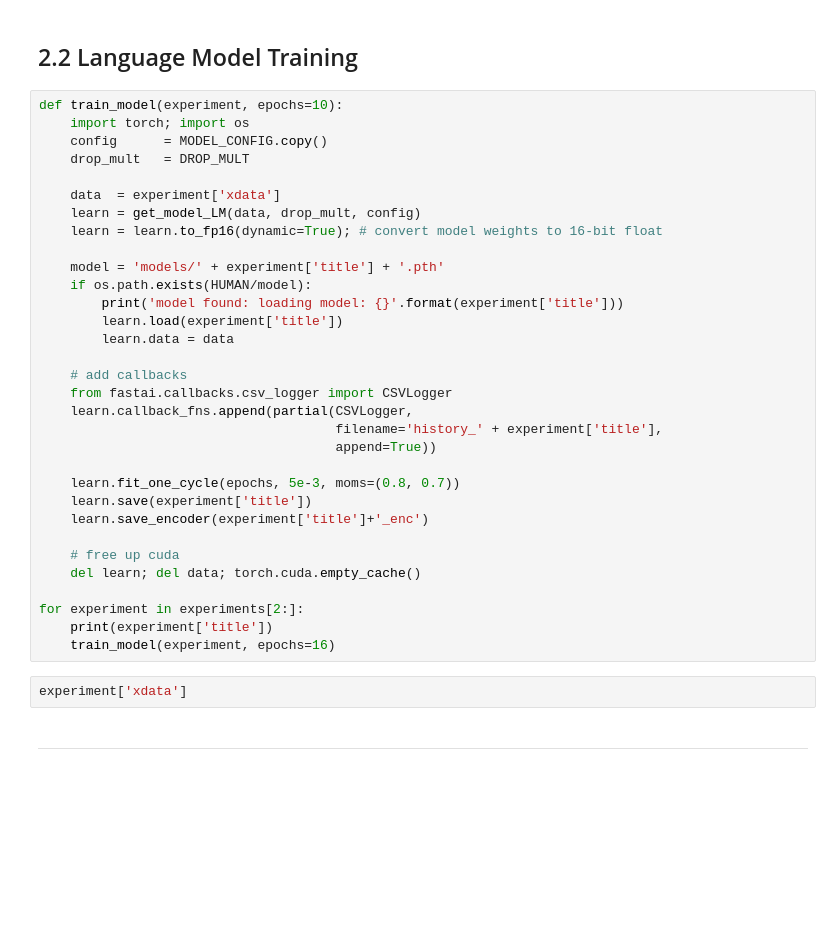
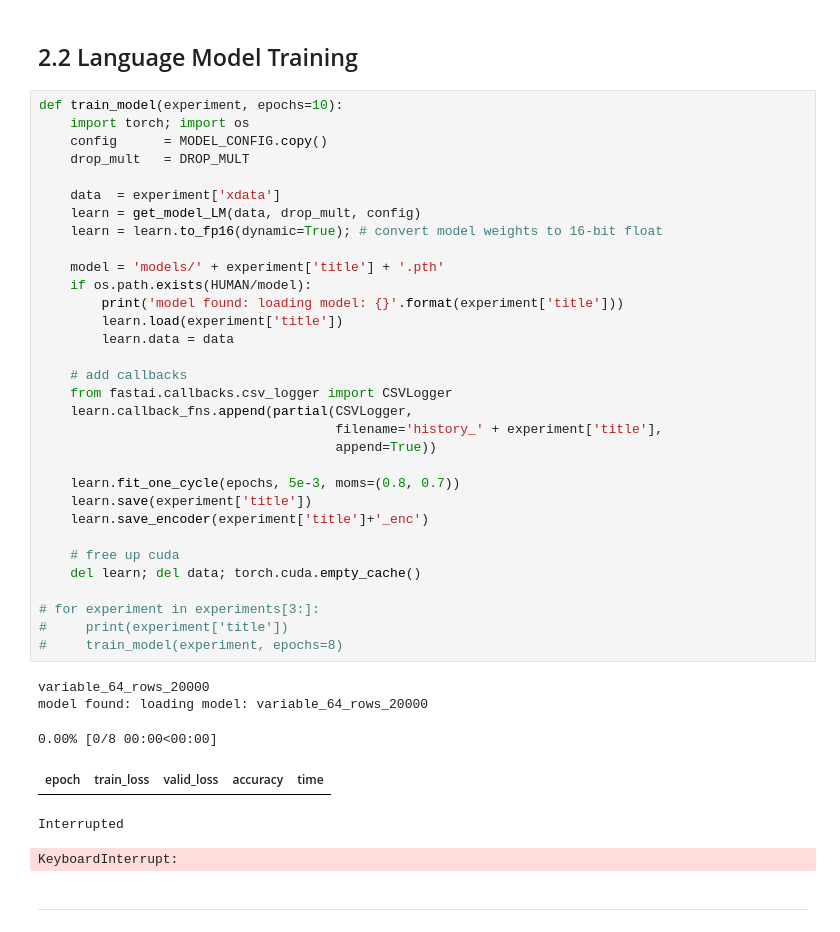
Before and after one commit to athon-millane/thesis, a Jupyter notebook: notebooks/2_seq_modelling/2_unsupervised_lm.ipynb, the cells around one changed output. Saved outputs shown, nothing was run; the diff lists cells and outputs as text; blank space fills up the shorter version.

```diff
--- a/notebooks/2_seq_modelling/2_unsupervised_lm.ipynb
+++ b/notebooks/2_seq_modelling/2_unsupervised_lm.ipynb
@@ -69,37 +69,42 @@ for i,max_vocab in enumerate(MAX_VOCAB):
 # %%
 def train_model(experiment, epochs=10):
     import torch; import os
     config      = MODEL_CONFIG.copy()
     drop_mult   = DROP_MULT
 
     data  = experiment['xdata']
     learn = get_model_LM(data, drop_mult, config)
     learn = learn.to_fp16(dynamic=True); # convert model weights to 16-bit float
 
     model = 'models/' + experiment['title'] + '.pth'
     if os.path.exists(HUMAN/model):
         print('model found: loading model: {}'.format(experiment['title']))
         learn.load(experiment['title'])
         learn.data = data
 
     # add callbacks
     from fastai.callbacks.csv_logger import CSVLogger
     learn.callback_fns.append(partial(CSVLogger,
                                       filename='history_' + experiment['title'],
                                       append=True))
 
     learn.fit_one_cycle(epochs, 5e-3, moms=(0.8, 0.7))
     learn.save(experiment['title'])
     learn.save_encoder(experiment['title']+'_enc')
 
     # free up cuda
     del learn; del data; torch.cuda.empty_cache()
 
-for experiment in experiments[2:]:
-    print(experiment['title'])
-    train_model(experiment, epochs=16)
+# for experiment in experiments[3:]:
+#     print(experiment['title'])
+#     train_model(experiment, epochs=8)
+# %% [output]
+variable_64_rows_20000
+model found: loading model: variable_64_rows_20000
+0.00% [0/8 00:00<00:00]
+| epoch | train_loss | valid_loss | accuracy | time |
+Interrupted
+KeyboardInterrupt:
-# %%
-experiment['xdata']
 # %% [markdown]
 ---
 # %% [markdown]
```
Also changed, not shown: parts of 7 cells of this notebook, 2 other files.
